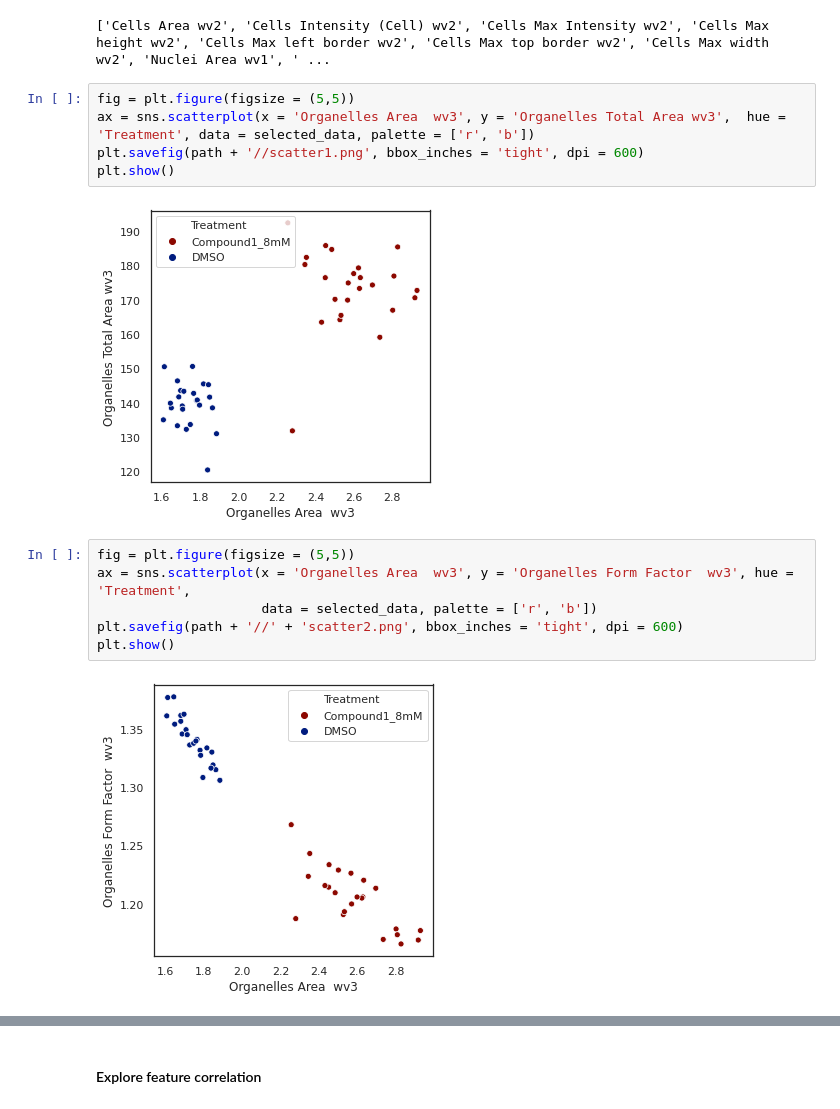
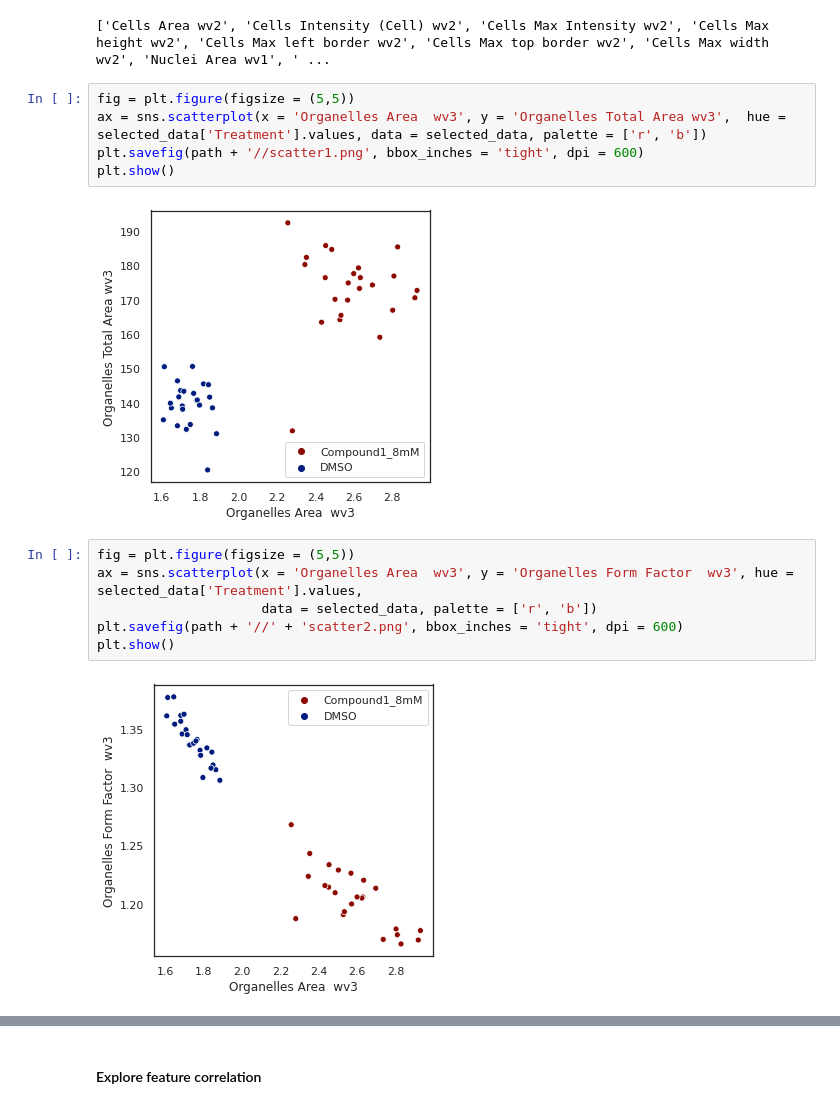
Before and after one commit to disc04/simplydrug, a Jupyter notebook: hts_notebooks/04b_imaging_assay_development.ipynb, the cells around one changed output, grey strips where cells are left out. Drawn from its saved outputs; the diff is of its cells as text.

```diff
--- a/hts_notebooks/04b_imaging_assay_development.ipynb
+++ b/hts_notebooks/04b_imaging_assay_development.ipynb
@@ -429,18 +428,18 @@ print(list(selected_data))
 ['Cells Area wv2', 'Cells Intensity (Cell) wv2', 'Cells Max Intensity wv2', 'Cells Max height wv2', 'Cells Max left border wv2', 'Cells Max top border wv2', 'Cells Max width wv2', 'Nuclei Area wv1', ' ...
 # %%
 fig = plt.figure(figsize = (5,5))
-ax = sns.scatterplot(x = 'Organelles Area  wv3', y = 'Organelles Total Area wv3',  hue = 'Treatment', data = selected_data, palette = ['r', 'b'])
+ax = sns.scatterplot(x = 'Organelles Area  wv3', y = 'Organelles Total Area wv3',  hue = selected_data['Treatment'].values, data = selected_data, palette = ['r', 'b'])
 plt.savefig(path + '//scatter1.png', bbox_inches = 'tight', dpi = 600)
 plt.show()
 # %% [output]
-[figure, old version]
+[figure, new version]
 # %%
 fig = plt.figure(figsize = (5,5))
-ax = sns.scatterplot(x = 'Organelles Area  wv3', y = 'Organelles Form Factor  wv3', hue = 'Treatment',
+ax = sns.scatterplot(x = 'Organelles Area  wv3', y = 'Organelles Form Factor  wv3', hue = selected_data['Treatment'].values,
                      data = selected_data, palette = ['r', 'b'])
 plt.savefig(path + '//' + 'scatter2.png', bbox_inches = 'tight', dpi = 600)
 plt.show()
 # %% [output]
-[figure, old version]
+[figure, new version]
 # %%
 fig = plt.figure(figsize = (5,5))
```
Also changed, not shown: parts of 8 cells of this notebook, 6 other files.
